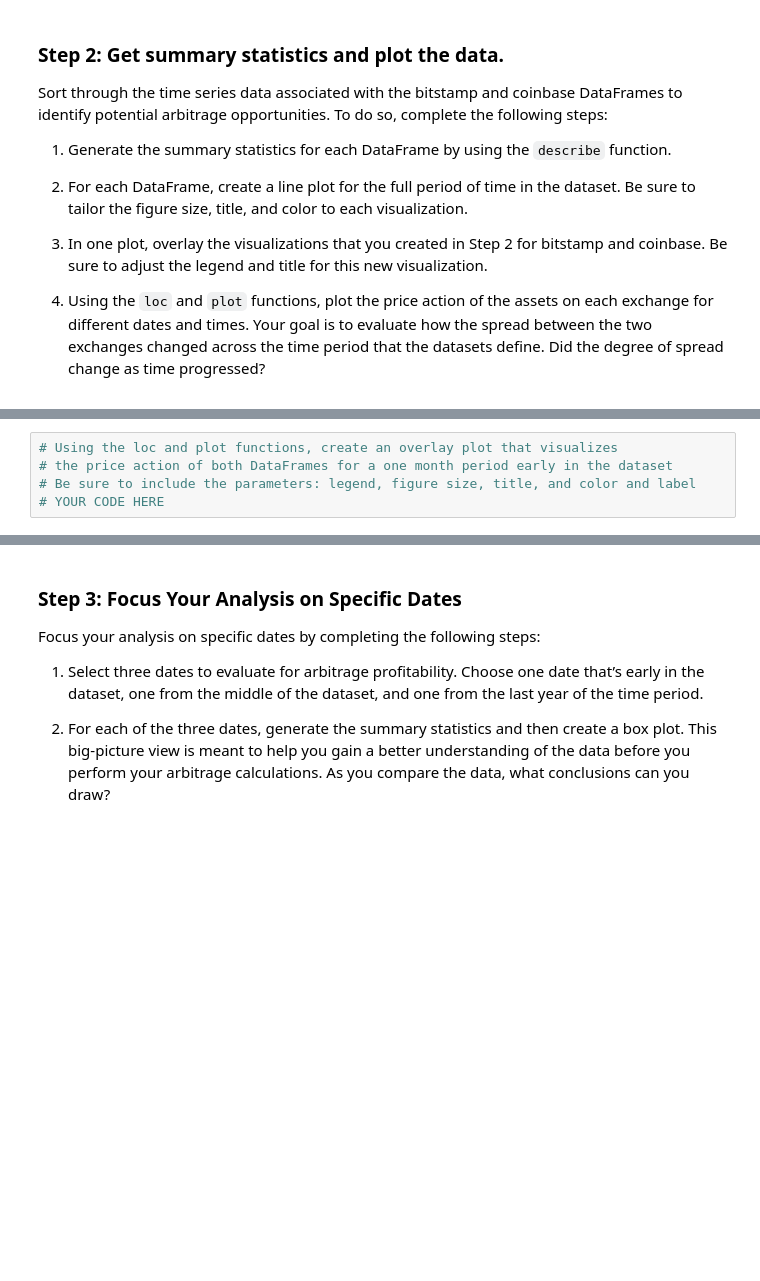
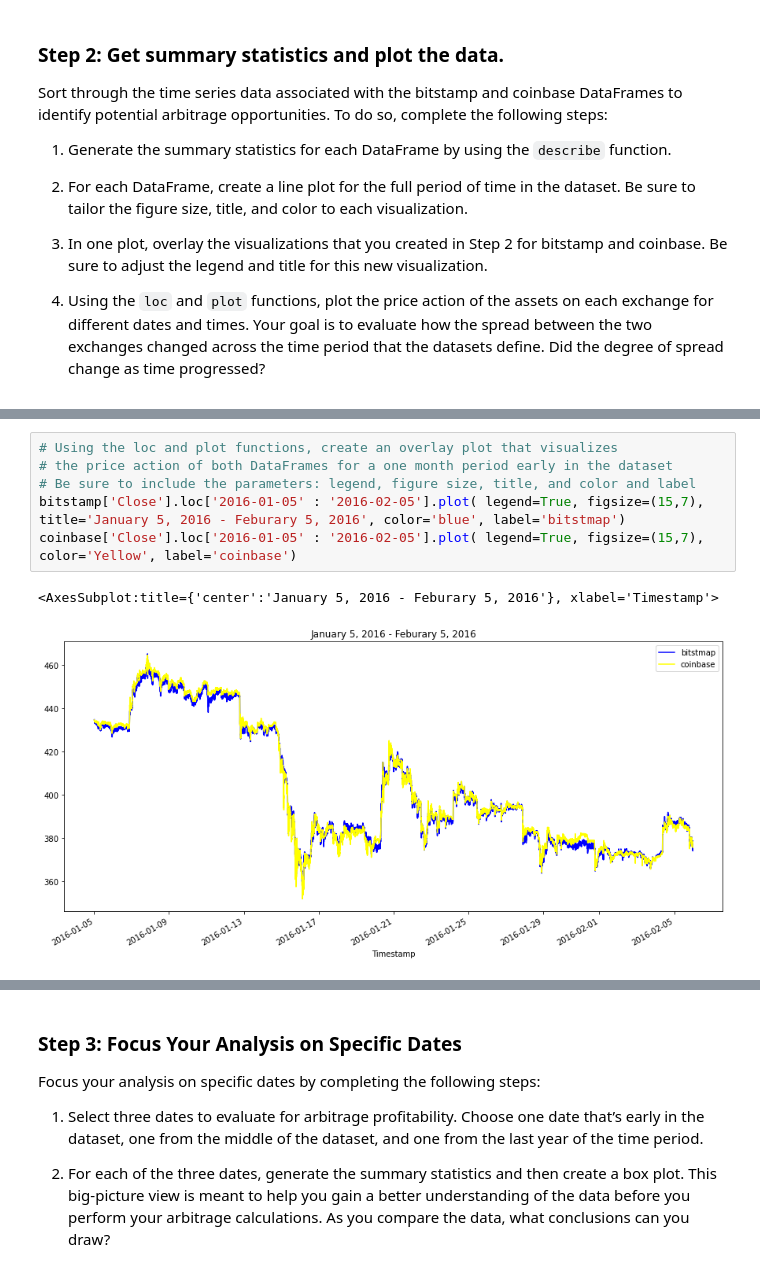
Before and after one commit to Miggs00/crypto_arbitrage_opportunities_analysis, a Jupyter notebook: crypto_arbitrage.ipynb, the cells around one changed output, grey strips where cells are left out. Drawn from its saved outputs; the diff is of its cells as text; blank space fills up the shorter version.

```diff
--- a/crypto_arbitrage.ipynb
+++ b/crypto_arbitrage.ipynb
@@ -312,8 +312,12 @@ coinbase['Close'].plot(legend=True, figsize=(15,7), color="Yellow", label="Coinb
 # %%
 # Using the loc and plot functions, create an overlay plot that visualizes
 # the price action of both DataFrames for a one month period early in the dataset
 # Be sure to include the parameters: legend, figure size, title, and color and label
-# YOUR CODE HERE
+bitstamp['Close'].loc['2016-01-05' : '2016-02-05'].plot( legend=True, figsize=(15,7), title='January 5, 2016 - Feburary 5, 2016', color='blue', label='bitstmap')
+coinbase['Close'].loc['2016-01-05' : '2016-02-05'].plot( legend=True, figsize=(15,7), color='Yellow', label='coinbase')
+# %% [output]
+<AxesSubplot:title={'center':'January 5, 2016 - Feburary 5, 2016'}, xlabel='Timestamp'>
+[figure, added]
 # %%
 # Using the loc and plot functions, create an overlay plot that visualizes
 # the price action of both DataFrames for a one month period later in the dataset
```
Also changed, not shown: parts of 36 cells of this notebook.
